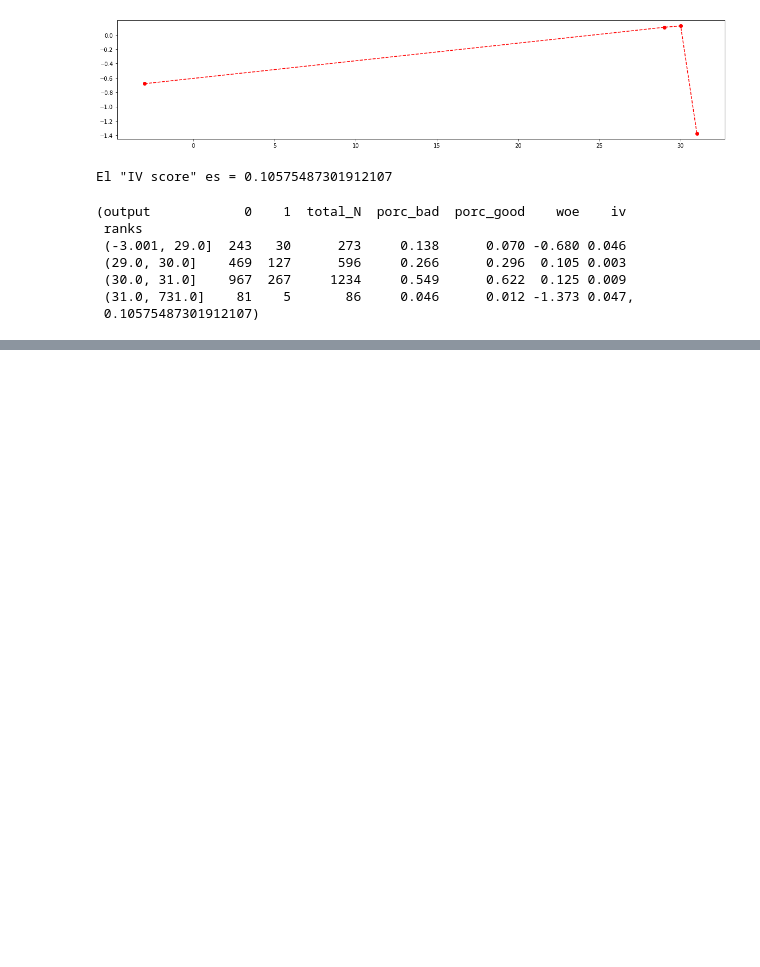
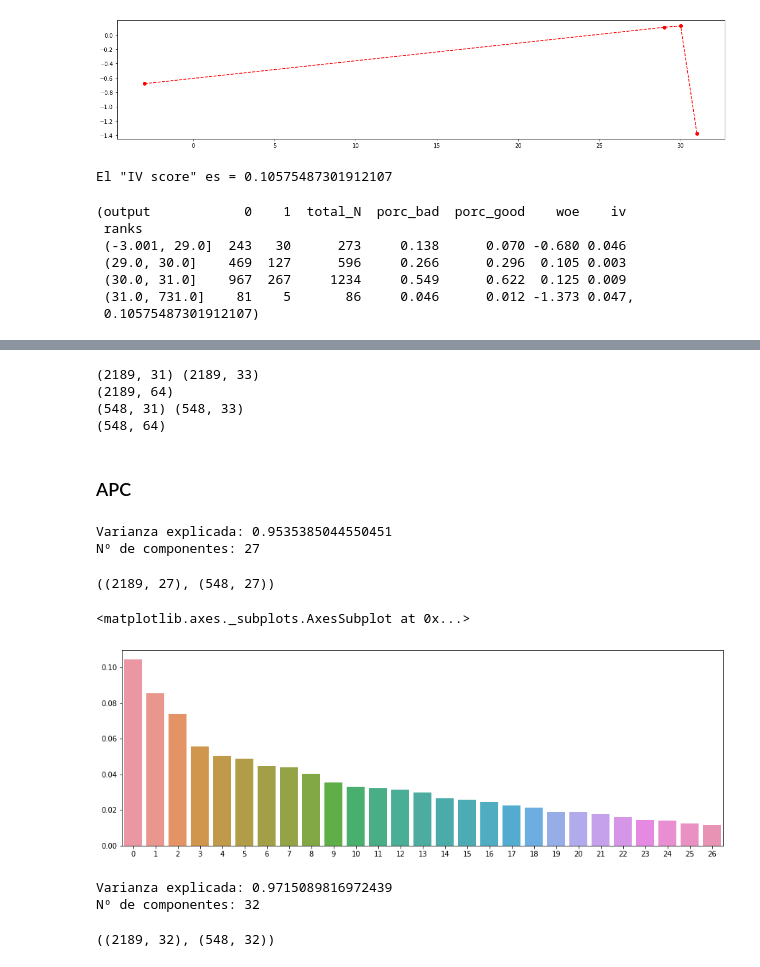
Before and after one commit to hermanxcxr/00_mod_clasificacion_dist_desbalanceada, a Jupyter notebook: 01_modeling.ipynb, the cells around one changed output, grey strips where cells are left out. Drawn from its saved outputs; the diff is of its cells as text; code cells hidden in the pictures; blank space fills up the shorter version.

```diff
--- a/01_modeling.ipynb
+++ b/01_modeling.ipynb
@@ -1349,0 +1186,16 @@ for i,j in enumerate(suffixes):
+# %%
+def scaling(df,id_col,continuous_features,non_continuous_features):
+
+  id_col = [id_col]
+  data = df[continuous_features]
+  data = StandardScaler().fit_transform(data)
+  new_df_cnorm = pd.DataFrame(data, columns= continuous_features)
+  print(new_df_cnorm.shape, df[non_continuous_features].shape)
+  new_df_cnorm = pd.concat([new_df_cnorm,df[non_continuous_features]],axis=1)
+  print(new_df_cnorm.shape)
+
+  return new_df_cnorm
+# %%
+df_train_cnorm_red = scaling(df_train,'Unnamed: 0',notcorr_continuous_vars,
+                         ['ae55', 'ae56', 'ae57', 'ae58', 'ae59', 'ae60', 'ae61', 'ae62', 'ae63','ae64', 'ae65', 'ae66', 'ae67', 'ae68'])
+df_train_cnorm_red.head()
@@ -1349,0 +1224,53 @@ for i,j in enumerate(suffixes):
+# %%
+df_train_cnorm_redcont = scaling(df_train,'Unnamed: 0',notcorr_continuous_vars,non_continuous_vars[:-1])
+df_test_cnorm_redcont = scaling(df_test,'Unnamed: 0',notcorr_continuous_vars,non_continuous_vars[:-1])
+# %% [output]
+(2189, 31) (2189, 33)
+(2189, 64)
+(548, 31) (548, 33)
+(548, 64)
+# %% [markdown]
+### APC
+# %%
+def apc97(df_input):
+
+  for i in range(int(df_input.shape[1]/2),df_input.shape[1]):
+
+    pca = PCA(n_components=i)
+    pca.fit(df_input)
+
+    if pca.explained_variance_ratio_.sum() >= 0.95:
+      print("Varianza explicada: {}".format(pca.explained_variance_ratio_.sum()))
+      print("Nº de componentes: {}".format(i))
+      return pca
+      #break
+# %%
+pca_red = apc97(df_train_cnorm_red)
+# %% [output]
+Varianza explicada: 0.9535385044550451
+Nº de componentes: 27
+# %%
+PCA_features = [f'PCA{i}' for i in range(len(pca_red.explained_variance_ratio_)) ]
+df_train_apc_red = pd.DataFrame(pca_red.transform(df_train_cnorm_red), columns=PCA_features )
+df_test_apc_red = pd.DataFrame(pca_red.transform(df_test_cnorm_red), columns=PCA_features )
+df_train_apc_red.shape, df_test_apc_red.shape
+# %% [output]
+((2189, 27), (548, 27))
+# %%
+plt.figure(figsize=(15,5))
+sns.barplot(x = list(range(len(pca_red.explained_variance_ratio_))), y = pca_red.explained_variance_ratio_)
+# %% [output]
+<matplotlib.axes._subplots.AxesSubplot at 0x...>
+[figure, added]
+# %%
+pca_redcont = apc97(df_train_cnorm_redcont)
+# %% [output]
+Varianza explicada: 0.9715089816972439
+Nº de componentes: 32
+# %%
+PCA_features = [f'PCA{i}' for i in range(len(pca_redcont.explained_variance_ratio_)) ]
+df_train_apc_redcont = pd.DataFrame(pca_redcont.transform(df_train_cnorm_redcont), columns=PCA_features )
+df_test_apc_redcont = pd.DataFrame(pca_redcont.transform(df_test_cnorm_redcont), columns=PCA_features )
+df_train_apc_redcont.shape, df_test_apc_redcont.shape
+# %% [output]
+((2189, 32), (548, 32))
```
Also changed, not shown: parts of 182 cells of this notebook.
